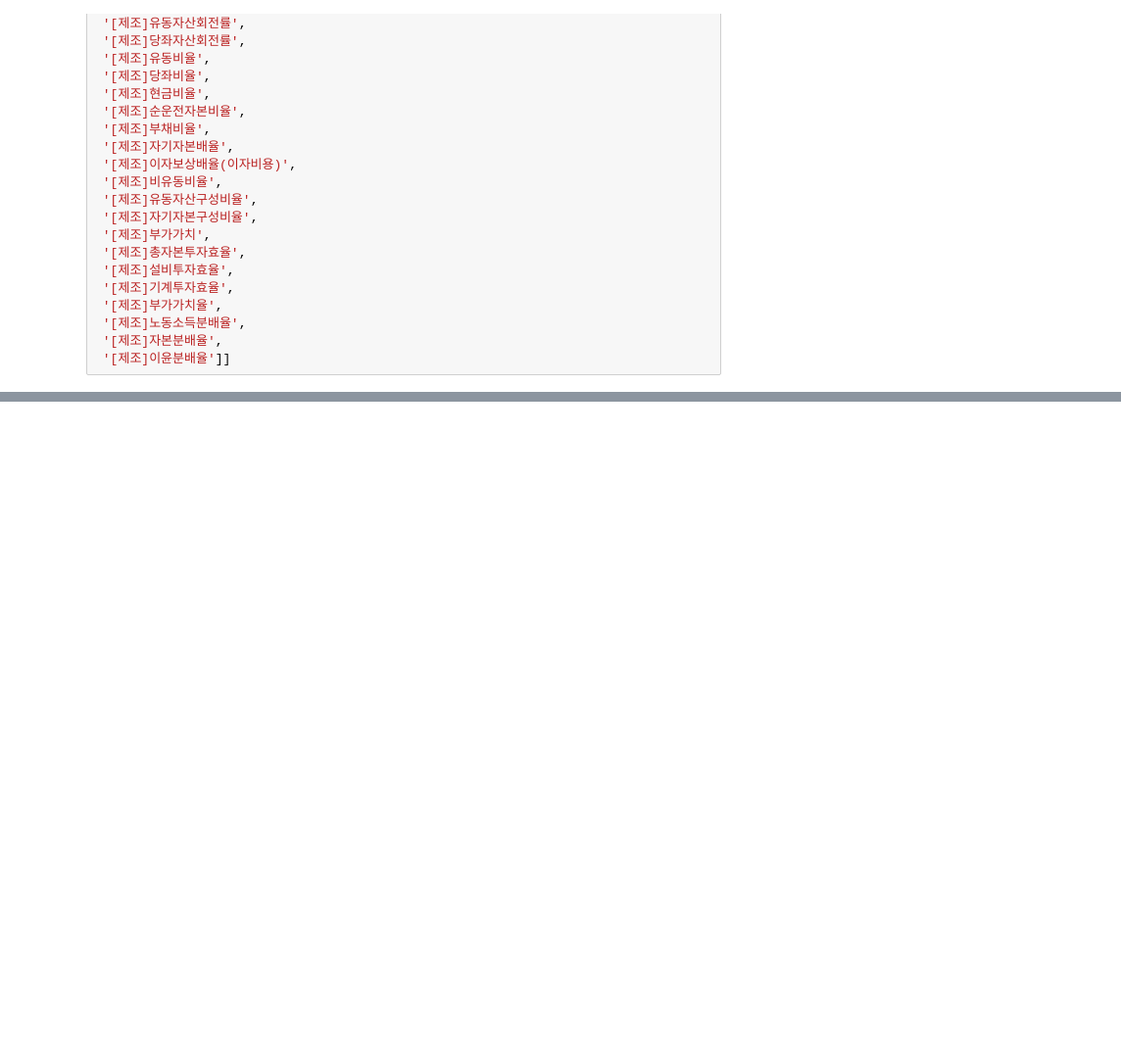
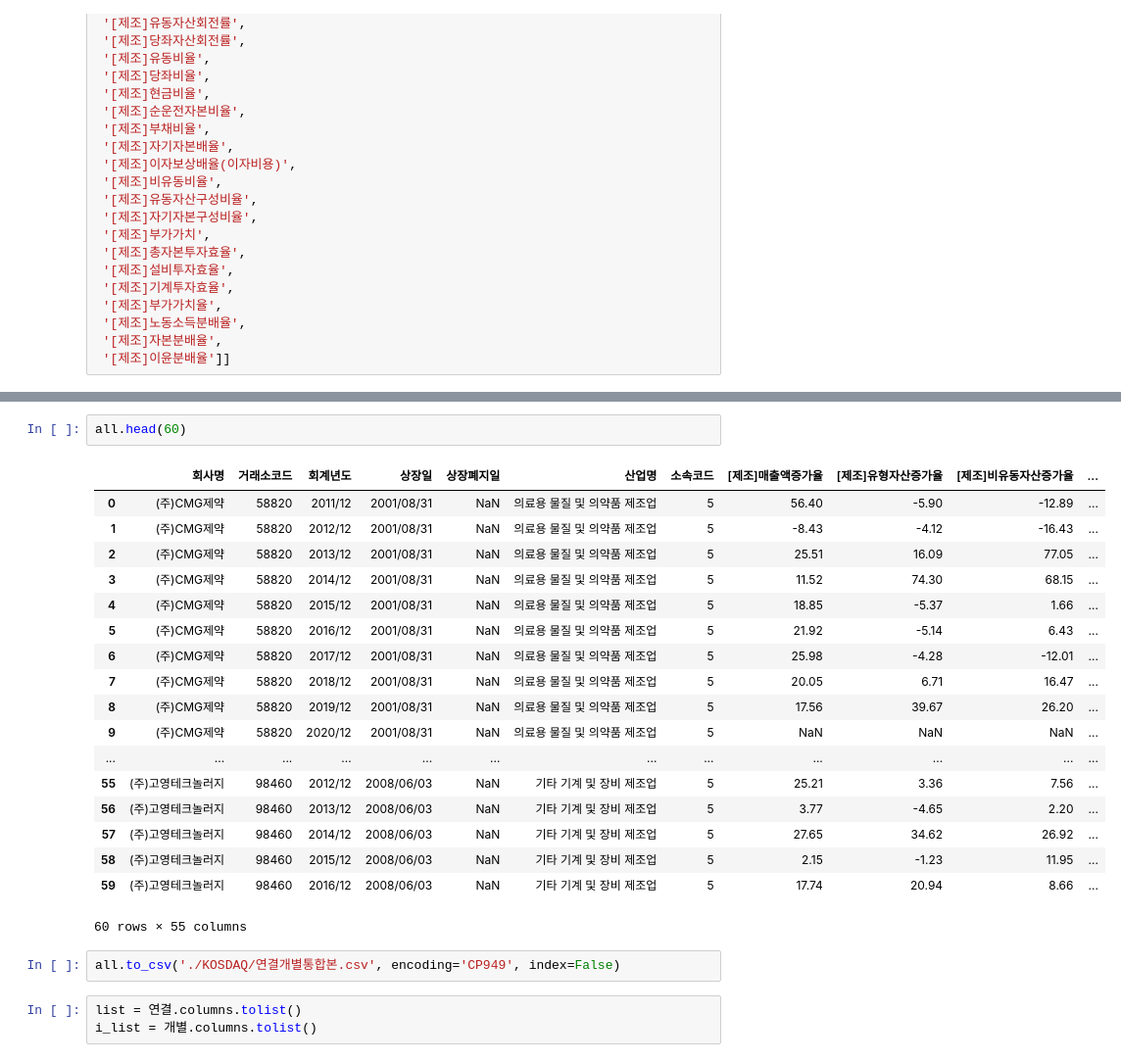
Before and after one commit to Sunghwi01/Project2, a Jupyter notebook: 재무제표통합.ipynb, the cells around one changed output, grey strips where cells are left out. Shown: that part at 98% size. Cells and saved outputs as stored; diff of their text form; blank space fills up the shorter version.

```diff
--- a/재무제표통합.ipynb
+++ b/재무제표통합.ipynb
@@ -286,0 +357,26 @@ df
+# %%
+all.head(60)
+# %% [output]
+|  | 회사명 | 거래소코드 | 회계년도 | 상장일 | 상장폐지일 | 산업명 | 소속코드 | [제조]매출액증가율 | [제조]유형자산증가율 | [제조]비유동자산증가율 | ... |
+| 0 | (주)CMG제약 | 58820 | 2011/12 | 2001/08/31 | NaN | 의료용 물질 및 의약품 제조업 | 5 | 56.40 | -5.90 | -12.89 | ... |
+| 1 | (주)CMG제약 | 58820 | 2012/12 | 2001/08/31 | NaN | 의료용 물질 및 의약품 제조업 | 5 | -8.43 | -4.12 | -16.43 | ... |
+| 2 | (주)CMG제약 | 58820 | 2013/12 | 2001/08/31 | NaN | 의료용 물질 및 의약품 제조업 | 5 | 25.51 | 16.09 | 77.05 | ... |
+| 3 | (주)CMG제약 | 58820 | 2014/12 | 2001/08/31 | NaN | 의료용 물질 및 의약품 제조업 | 5 | 11.52 | 74.30 | 68.15 | ... |
+| 4 | (주)CMG제약 | 58820 | 2015/12 | 2001/08/31 | NaN | 의료용 물질 및 의약품 제조업 | 5 | 18.85 | -5.37 | 1.66 | ... |
+| 5 | (주)CMG제약 | 58820 | 2016/12 | 2001/08/31 | NaN | 의료용 물질 및 의약품 제조업 | 5 | 21.92 | -5.14 | 6.43 | ... |
+| 6 | (주)CMG제약 | 58820 | 2017/12 | 2001/08/31 | NaN | 의료용 물질 및 의약품 제조업 | 5 | 25.98 | -4.28 | -12.01 | ... |
+| 7 | (주)CMG제약 | 58820 | 2018/12 | 2001/08/31 | NaN | 의료용 물질 및 의약품 제조업 | 5 | 20.05 | 6.71 | 16.47 | ... |
+| 8 | (주)CMG제약 | 58820 | 2019/12 | 2001/08/31 | NaN | 의료용 물질 및 의약품 제조업 | 5 | 17.56 | 39.67 | 26.20 | ... |
+| 9 | (주)CMG제약 | 58820 | 2020/12 | 2001/08/31 | NaN | 의료용 물질 및 의약품 제조업 | 5 | NaN | NaN | NaN | ... |
+| ... | ... | ... | ... | ... | ... | ... | ... | ... | ... | ... | ... |
+| 55 | (주)고영테크놀러지 | 98460 | 2012/12 | 2008/06/03 | NaN | 기타 기계 및 장비 제조업 | 5 | 25.21 | 3.36 | 7.56 | ... |
+| 56 | (주)고영테크놀러지 | 98460 | 2013/12 | 2008/06/03 | NaN | 기타 기계 및 장비 제조업 | 5 | 3.77 | -4.65 | 2.20 | ... |
+| 57 | (주)고영테크놀러지 | 98460 | 2014/12 | 2008/06/03 | NaN | 기타 기계 및 장비 제조업 | 5 | 27.65 | 34.62 | 26.92 | ... |
+| 58 | (주)고영테크놀러지 | 98460 | 2015/12 | 2008/06/03 | NaN | 기타 기계 및 장비 제조업 | 5 | 2.15 | -1.23 | 11.95 | ... |
+| 59 | (주)고영테크놀러지 | 98460 | 2016/12 | 2008/06/03 | NaN | 기타 기계 및 장비 제조업 | 5 | 17.74 | 20.94 | 8.66 | ... |
+60 rows × 55 columns
+# %%
+all.to_csv('./KOSDAQ/연결개별통합본.csv', encoding='CP949', index=False)
+# %%
+list = 연결.columns.tolist()
+i_list = 개별.columns.tolist()
```
Also changed, not shown: parts of 8 cells of this notebook, 3 other files.
